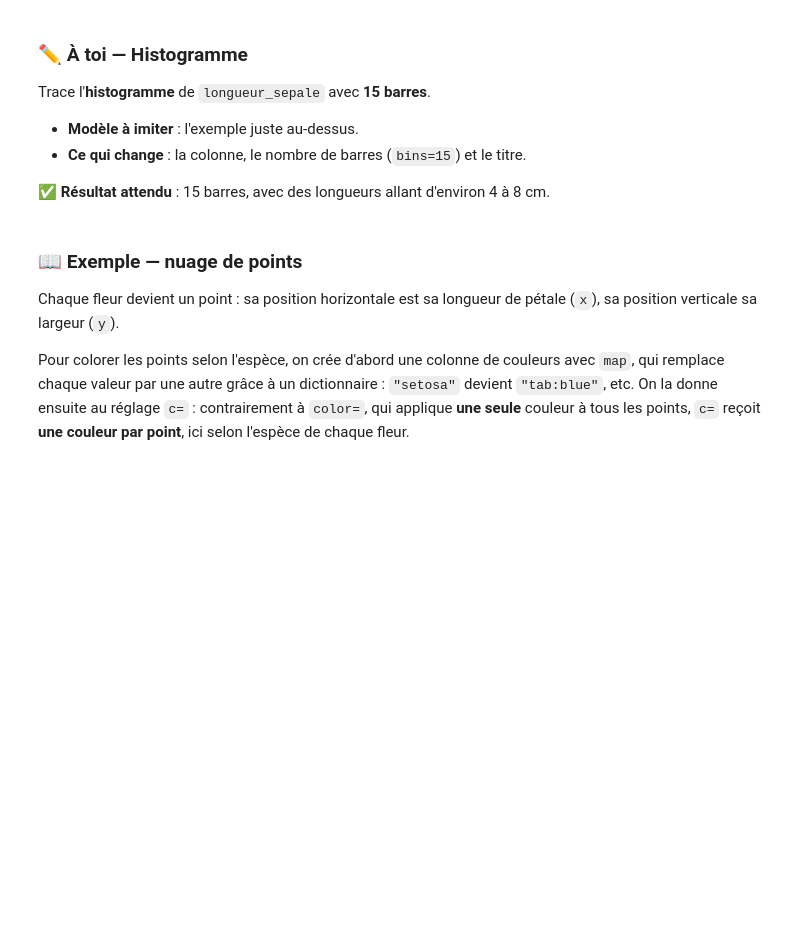
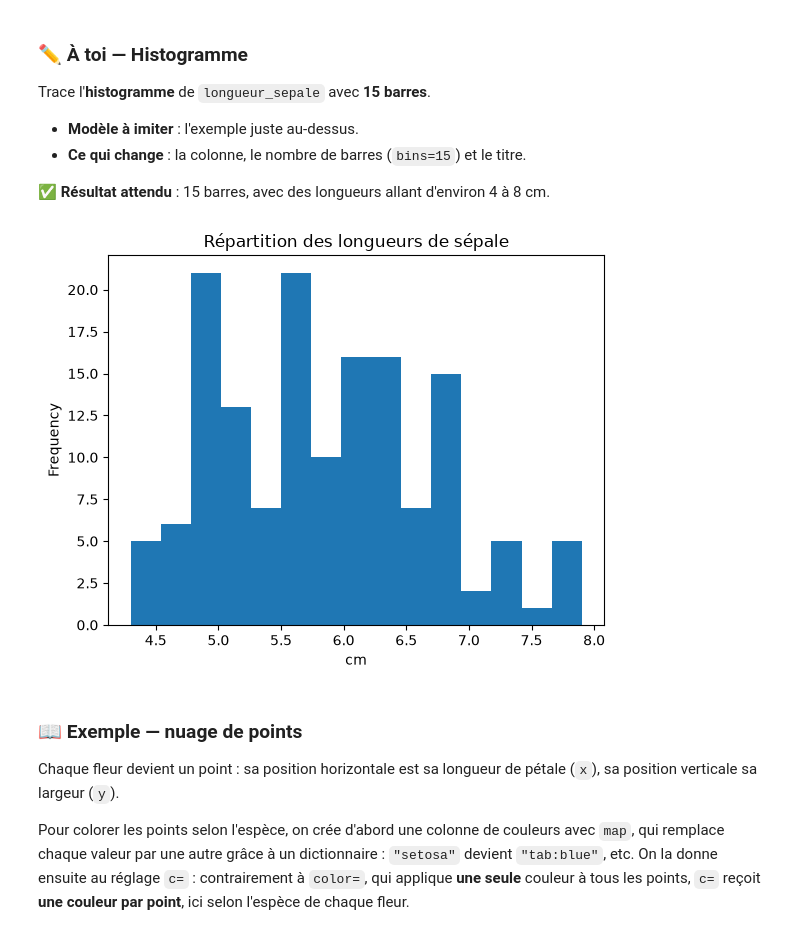
Before and after one commit to Franck-LF/05_Python_Iris, a Jupyter notebook: 1_imiter_pandas_iris.ipynb, the cells around one changed output. Saved outputs shown, nothing was run; the diff lists cells and outputs as text; code cells hidden in the pictures; blank space fills up the shorter version.

```diff
--- a/1_imiter_pandas_iris.ipynb
+++ b/1_imiter_pandas_iris.ipynb
@@ -568,6 +716,10 @@ Trace l'**histogramme** de `longueur_sepale` avec **15 barres**.
 ✅ **Résultat attendu** : 15 barres, avec des longueurs allant d'environ 4 à 8 cm.
 # %%
 # Écris ta ligne de code ici
+iris["longueur_sepale"].plot.hist(bins=15, title="Répartition des longueurs de sépale",
+                                  xlabel="cm");
+# %% [output]
+[figure, added]
 # %% [markdown]
 ### 📖 Exemple — nuage de points
 Chaque fleur devient un point : sa position horizontale est sa longueur de pétale (`x`), sa position verticale sa largeur (`y`).
```
Also changed, not shown: parts of 34 cells of this notebook, 2 other files.
